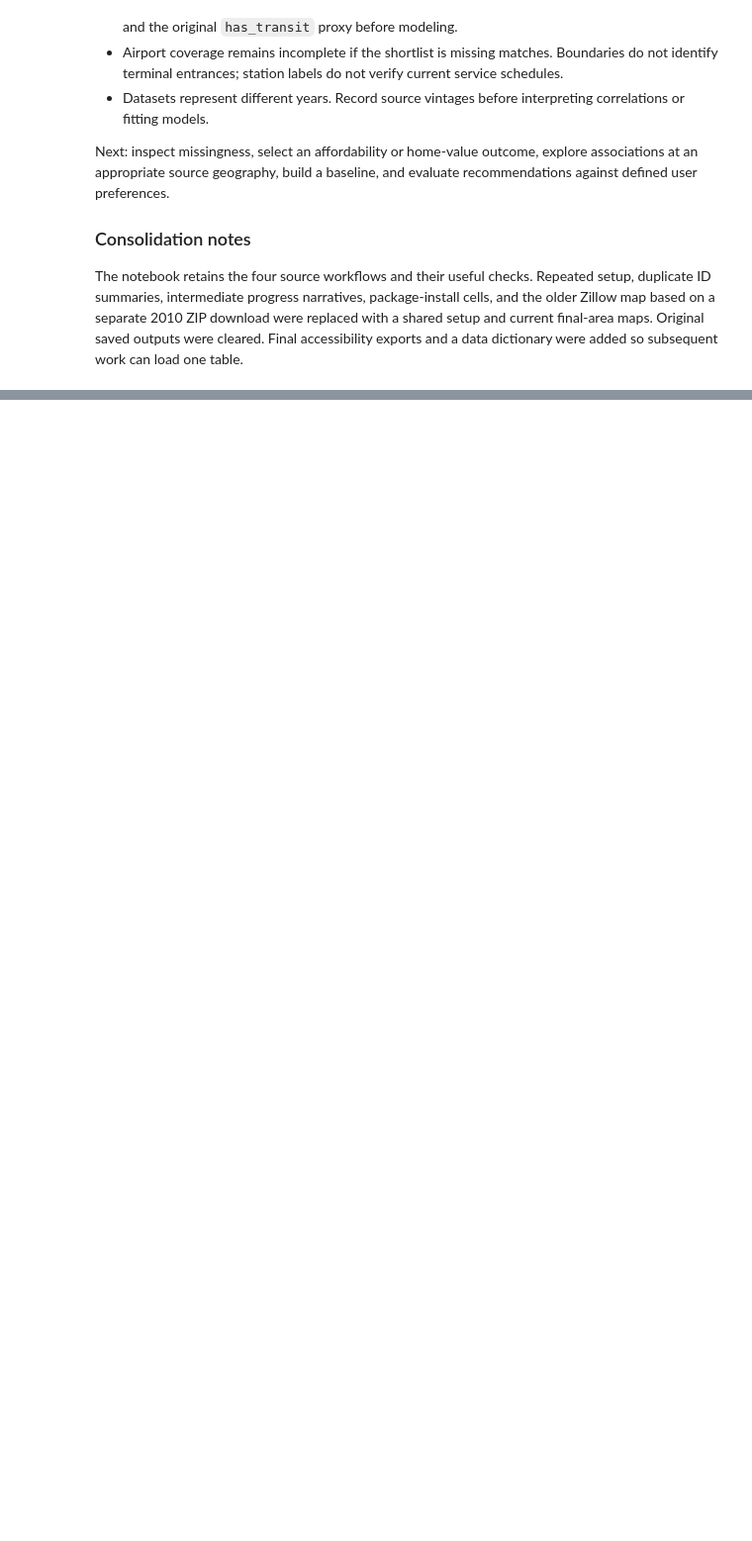
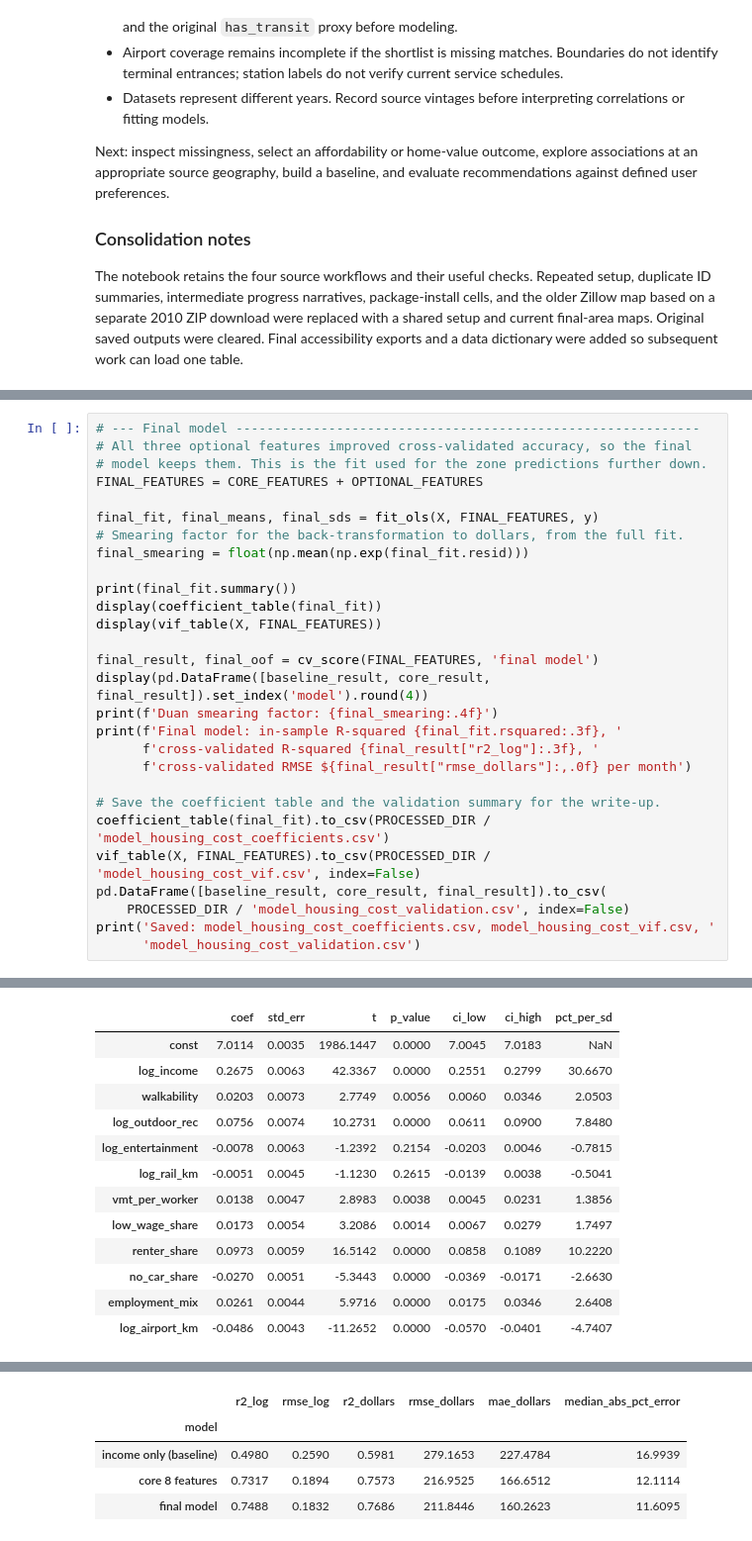
Before and after one commit to MassSarcasm/2302-group-proj, a Jupyter notebook: nc_housing_main.ipynb, the cells around one changed output, grey strips where cells are left out. Shown at 99% size. Drawn from its saved outputs; the diff is of its cells as text; blank space fills up the shorter version.

```diff
--- a/nc_housing_main.ipynb
+++ b/nc_housing_main.ipynb
@@ -2553,0 +3104,29 @@ The notebook retains the four source workflows and their useful checks. Repeated
+# %%
+# --- Final model ------------------------------------------------------------
+# All three optional features improved cross-validated accuracy, so the final
+# model keeps them. This is the fit used for the zone predictions further down.
+FINAL_FEATURES = CORE_FEATURES + OPTIONAL_FEATURES
+
+final_fit, final_means, final_sds = fit_ols(X, FINAL_FEATURES, y)
+# Smearing factor for the back-transformation to dollars, from the full fit.
+final_smearing = float(np.mean(np.exp(final_fit.resid)))
+
+print(final_fit.summary())
+display(coefficient_table(final_fit))
+display(vif_table(X, FINAL_FEATURES))
+
+final_result, final_oof = cv_score(FINAL_FEATURES, 'final model')
+display(pd.DataFrame([baseline_result, core_result, final_result]).set_index('model').round(4))
+print(f'Duan smearing factor: {final_smearing:.4f}')
+print(f'Final model: in-sample R-squared {final_fit.rsquared:.3f}, '
+      f'cross-validated R-squared {final_result["r2_log"]:.3f}, '
+      f'cross-validated RMSE ${final_result["rmse_dollars"]:,.0f} per month')
+
+# Save the coefficient table and the validation summary for the write-up.
+coefficient_table(final_fit).to_csv(PROCESSED_DIR / 'model_housing_cost_coefficients.csv')
+vif_table(X, FINAL_FEATURES).to_csv(PROCESSED_DIR / 'model_housing_cost_vif.csv', index=False)
+pd.DataFrame([baseline_result, core_result, final_result]).to_csv(
+    PROCESSED_DIR / 'model_housing_cost_validation.csv', index=False)
+print('Saved: model_housing_cost_coefficients.csv, model_housing_cost_vif.csv, '
+      'model_housing_cost_validation.csv')
+# %% [output]
@@ -2553,0 +3150,13 @@ The notebook retains the four source workflows and their useful checks. Repeated
+|  | coef | std_err | t | p_value | ci_low | ci_high | pct_per_sd |
+| const | 7.0114 | 0.0035 | 1986.1447 | 0.0000 | 7.0045 | 7.0183 | NaN |
+| log_income | 0.2675 | 0.0063 | 42.3367 | 0.0000 | 0.2551 | 0.2799 | 30.6670 |
+| walkability | 0.0203 | 0.0073 | 2.7749 | 0.0056 | 0.0060 | 0.0346 | 2.0503 |
+| log_outdoor_rec | 0.0756 | 0.0074 | 10.2731 | 0.0000 | 0.0611 | 0.0900 | 7.8480 |
+| log_entertainment | -0.0078 | 0.0063 | -1.2392 | 0.2154 | -0.0203 | 0.0046 | -0.7815 |
+| log_rail_km | -0.0051 | 0.0045 | -1.1230 | 0.2615 | -0.0139 | 0.0038 | -0.5041 |
+| vmt_per_worker | 0.0138 | 0.0047 | 2.8983 | 0.0038 | 0.0045 | 0.0231 | 1.3856 |
+| low_wage_share | 0.0173 | 0.0054 | 3.2086 | 0.0014 | 0.0067 | 0.0279 | 1.7497 |
+| renter_share | 0.0973 | 0.0059 | 16.5142 | 0.0000 | 0.0858 | 0.1089 | 10.2220 |
+| no_car_share | -0.0270 | 0.0051 | -5.3443 | 0.0000 | -0.0369 | -0.0171 | -2.6630 |
+| employment_mix | 0.0261 | 0.0044 | 5.9716 | 0.0000 | 0.0175 | 0.0346 | 2.6408 |
+| log_airport_km | -0.0486 | 0.0043 | -11.2652 | 0.0000 | -0.0570 | -0.0401 | -4.7407 |
@@ -2553,0 +3175,5 @@ The notebook retains the four source workflows and their useful checks. Repeated
+|  | r2_log | rmse_log | r2_dollars | rmse_dollars | mae_dollars | median_abs_pct_error |
+| model |  |  |  |  |  |  |
+| income only (baseline) | 0.4980 | 0.2590 | 0.5981 | 279.1653 | 227.4784 | 16.9939 |
+| core 8 features | 0.7317 | 0.1894 | 0.7573 | 216.9525 | 166.6512 | 12.1114 |
+| final model | 0.7488 | 0.1832 | 0.7686 | 211.8446 | 160.2623 | 11.6095 |
```
Also changed, not shown: parts of 51 cells of this notebook.
